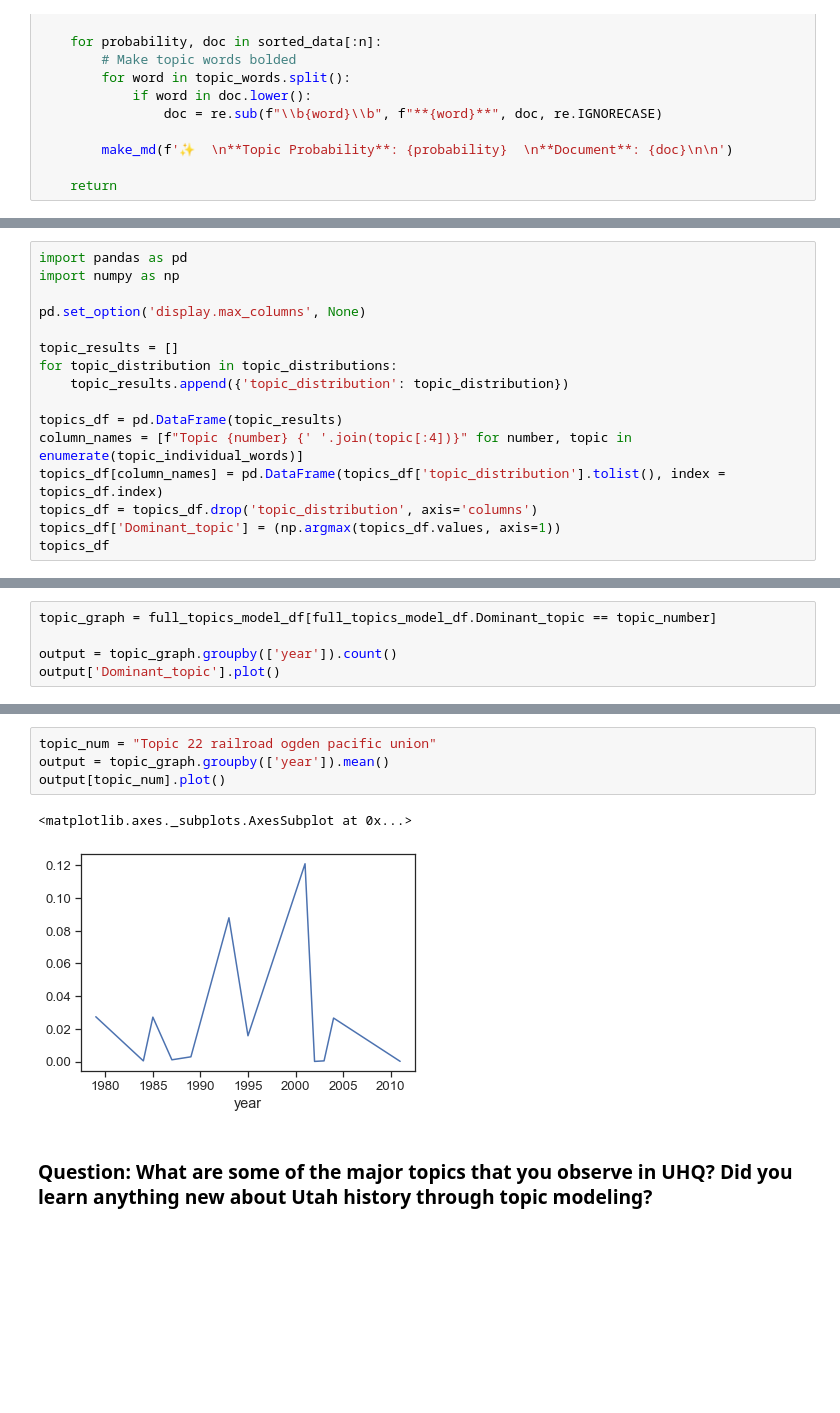
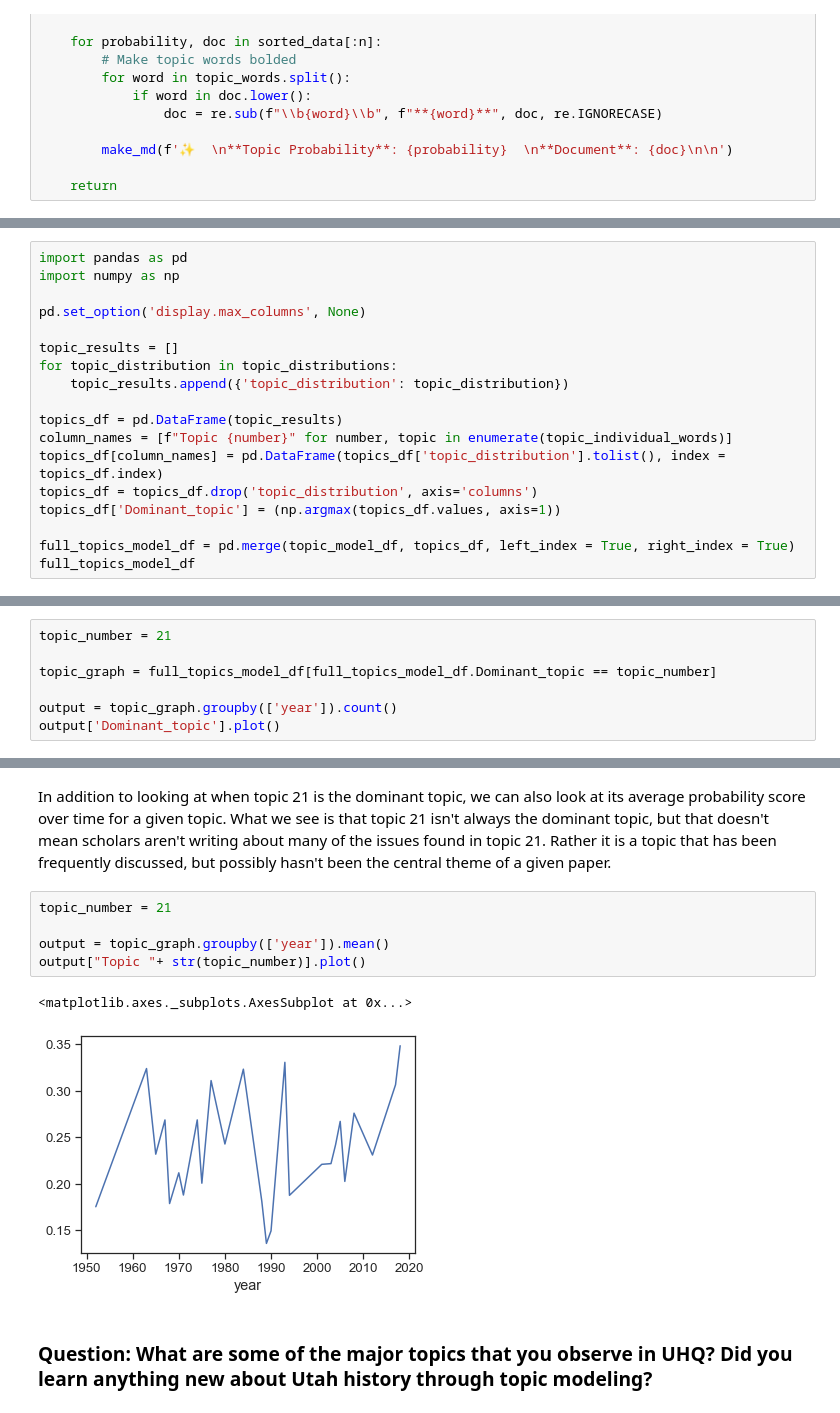
Before and after one commit to sdstewart/utah_digital_history_2022, a Jupyter notebook: text_analysis.ipynb, the cells around one changed output, grey strips where cells are left out. Saved outputs shown, nothing was run; the diff lists cells and outputs as text; blank space fills up the shorter version.

```diff
--- a/text_analysis.ipynb
+++ b/text_analysis.ipynb
@@ -464,9 +527,11 @@ for topic_distribution in topic_distributions:
     topic_results.append({'topic_distribution': topic_distribution})
 
 topics_df = pd.DataFrame(topic_results)
-column_names = [f"Topic {number} {' '.join(topic[:4])}" for number, topic in enumerate(topic_individual_words)]
+column_names = [f"Topic {number}" for number, topic in enumerate(topic_individual_words)]
 topics_df[column_names] = pd.DataFrame(topics_df['topic_distribution'].tolist(), index = topics_df.index)
 topics_df = topics_df.drop('topic_distribution', axis='columns')
 topics_df['Dominant_topic'] = (np.argmax(topics_df.values, axis=1))
-topics_df
+
+full_topics_model_df = pd.merge(topic_model_df, topics_df, left_index = True, right_index = True)
+full_topics_model_df
 # %% [output]
@@ -550,4 +599,6 @@ full_topics_model_df[full_topics_model_df.Dominant_topic == topic_number]
 # %%
+topic_number = 21
+
 topic_graph = full_topics_model_df[full_topics_model_df.Dominant_topic == topic_number]
 
 output = topic_graph.groupby(['year']).count()
@@ -558,9 +609,12 @@ output['Dominant_topic'].plot()
+# %% [markdown]
+In addition to looking at when topic 21 is the dominant topic, we can also look at its average probability score over time for a given topic. What we see is that topic 21 isn't always the dominant topic, but that doesn't mean scholars aren't writing about many of the issues found in topic 21. Rather it is a topic that has been frequently discussed, but possibly hasn't been the central theme of a given paper.
 # %%
-topic_num = "Topic 22 railroad ogden pacific union"
+topic_number = 21
+
 output = topic_graph.groupby(['year']).mean()
-output[topic_num].plot()
+output["Topic "+ str(topic_number)].plot()
 # %% [output]
 <matplotlib.axes._subplots.AxesSubplot at 0x...>
-[figure, old version]
+[figure, new version]
 # %% [markdown]
 ### Question: What are some of the major topics that you observe in UHQ? Did you learn anything new about Utah history through topic modeling?
```
Also changed, not shown: parts of 76 cells of this notebook.
